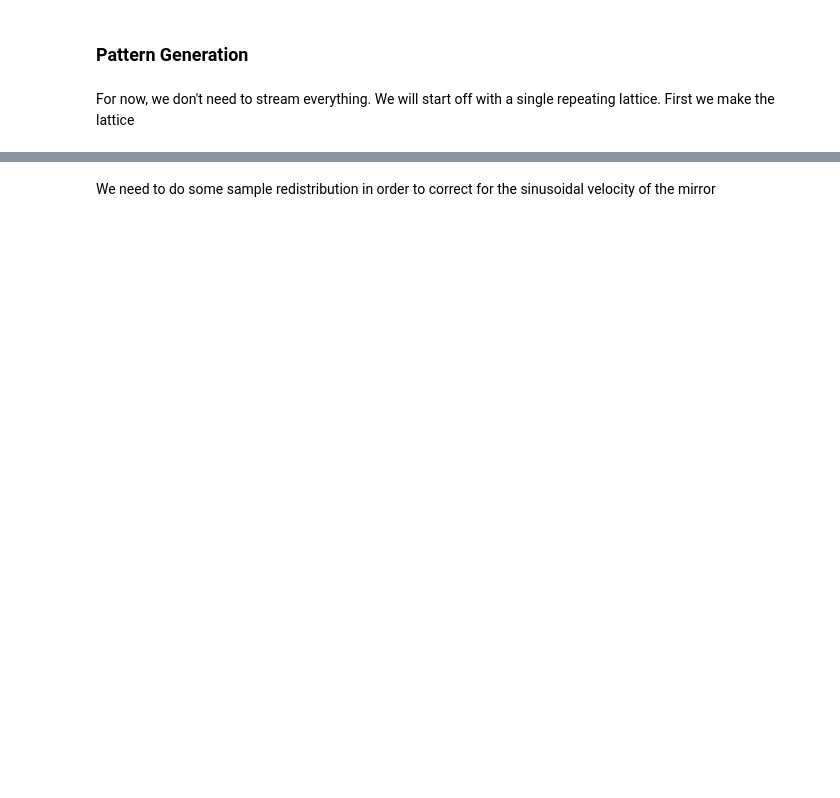
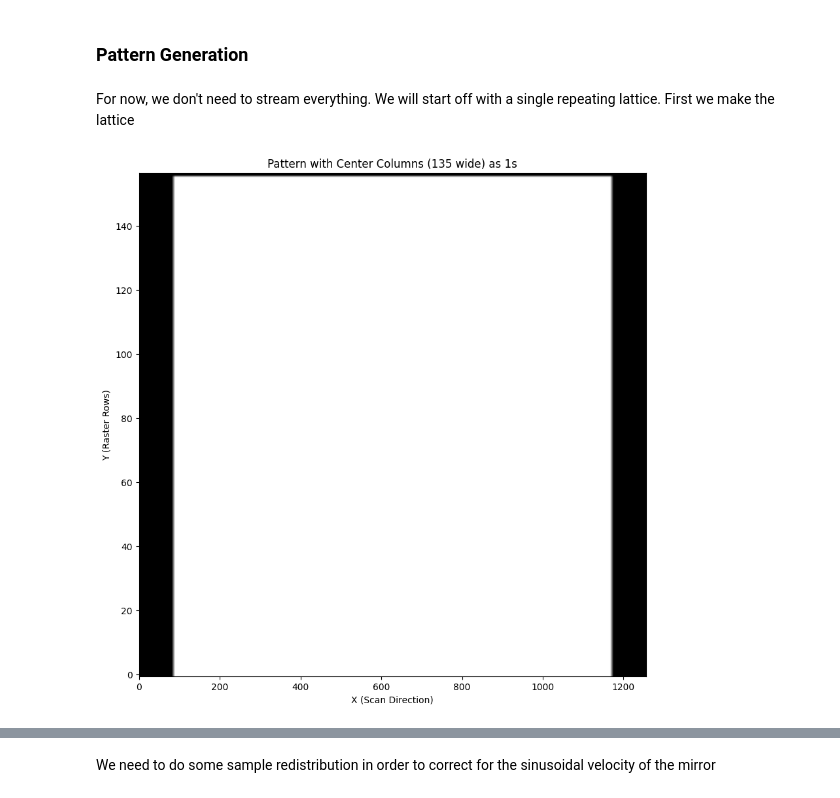
Before and after one commit to maxtenenbaum/NanoStride, a Jupyter notebook: notebooks/archive_5441/0_PATTERN_PRINTING.ipynb, the cells around one changed output, grey strips where cells are left out. Drawn from its saved outputs; the diff is of its cells as text; code cells hidden in the pictures; blank space fills up the shorter version.

```diff
--- a/notebooks/archive_5441/0_PATTERN_PRINTING.ipynb
+++ b/notebooks/archive_5441/0_PATTERN_PRINTING.ipynb
@@ -2,6 +2,68 @@
 ### Pattern Generation
 # %% [markdown]
 For now, we don't need to stream everything. We will start off with a single repeating lattice. First we make the lattice
+# %%
+import numpy as np
+import matplotlib.pyplot as plt
+
+# --- Settings for the pattern and display ---
+sampling_rate = 20_000_000  # 100 MHz (Assuming 100MHz is 100,000,000, 20,000,000 is 20MHz)
+line_duration_us = 157
+# Calculate samples per line based on the sampling rate and line duration
+# Note: 2_500_000 seems like a constant conversion factor, adjust if needed
+samples_per_line = sampling_rate * line_duration_us // 2_500_000
+
+# Width and height for the initial pattern matrix
+height, width = 157, 157
+pattern = np.zeros((height, width)) # Initialize pattern with all zeros
+
+# --- New Logic: Set center columns to 1 ---
+# Define how wide the center band of ones should be
+# Adjust this value to make the center band wider or narrower
+center_width_of_ones = 135
+
+# Calculate the starting and ending column indices for the center band
+# Integer division ensures we get whole numbers for indices
+center_start_col = (width - center_width_of_ones) // 2
+center_end_col = center_start_col + center_width_of_ones
+
+# Set the values in the calculated center columns to 1.0
+# The slicing `[:, ...]` means "all rows" for the specified columns
+pattern[:, center_start_col:center_end_col] = 1.0
+
+# --- Interpolation and Final Touches ---
+# Interpolate each row to match the scan resolution (samples_per_line)
+waveform_rows = []
+for row in pattern:
+    # Create an array of original indices from 0 to 1, matching the pattern's width
+    original_indices = np.linspace(0, 1, width)
+    # Create an array of target indices from 0 to 1, matching the desired samples_per_line
+    target_indices = np.linspace(0, 1, samples_per_line)
+    # Perform linear interpolation to stretch or shrink the row
+    active_row = np.interp(target_indices, original_indices, row).astype(np.float64)
+    waveform_rows.append(active_row)
+
+# Set the last row to all zeros as specified in the original code
+# This might be for specific display or hardware reasons
+if waveform_rows: # Ensure waveform_rows is not empty before accessing last element
+    waveform_rows[-1] = np.zeros(len(waveform_rows[-1]))
+
+# --- Visualization ---
+# Convert the list of arrays back into a NumPy array for imshow
+waveform_rows_np = np.array(waveform_rows)
+
+plt.figure(figsize=(10, 10))
+# 'cmap='gray'' shows 0 as black and 1 as white
+# 'aspect='auto'' allows the image to stretch to fit the figure
+# 'origin='lower'' places the (0,0) index at the bottom-left, common for image data
+plt.imshow(waveform_rows_np, cmap='gray', aspect='auto', origin='lower')
+plt.title(f"Pattern with Center Columns ({center_width_of_ones} wide) as 1s")
+plt.xlabel("X (Scan Direction)")
+plt.ylabel("Y (Raster Rows)")
+plt.grid(False) # Turn off the grid for a cleaner image
+plt.show()
+# %% [output]
+[figure, added]
 # %%
 import numpy as np
 import matplotlib.pyplot as plt
```
Also changed, not shown: parts of 11 cells of this notebook.
